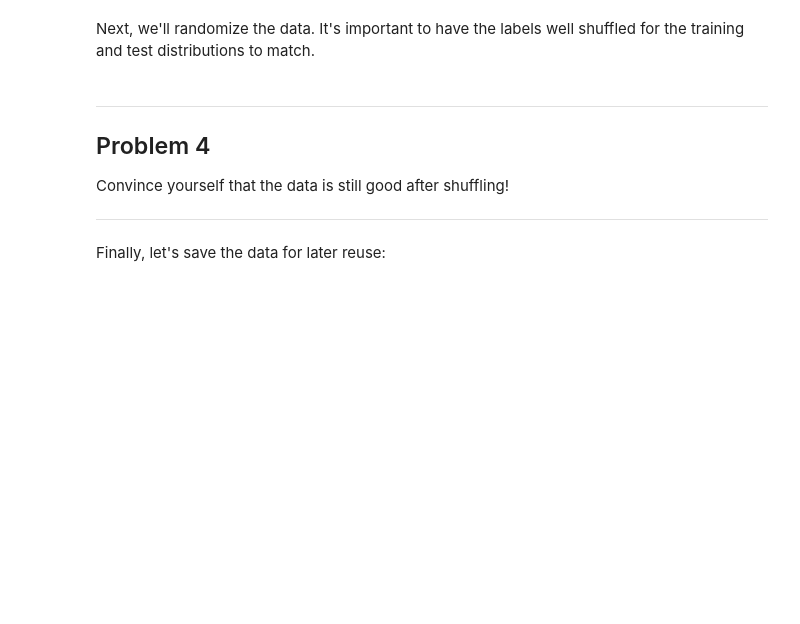
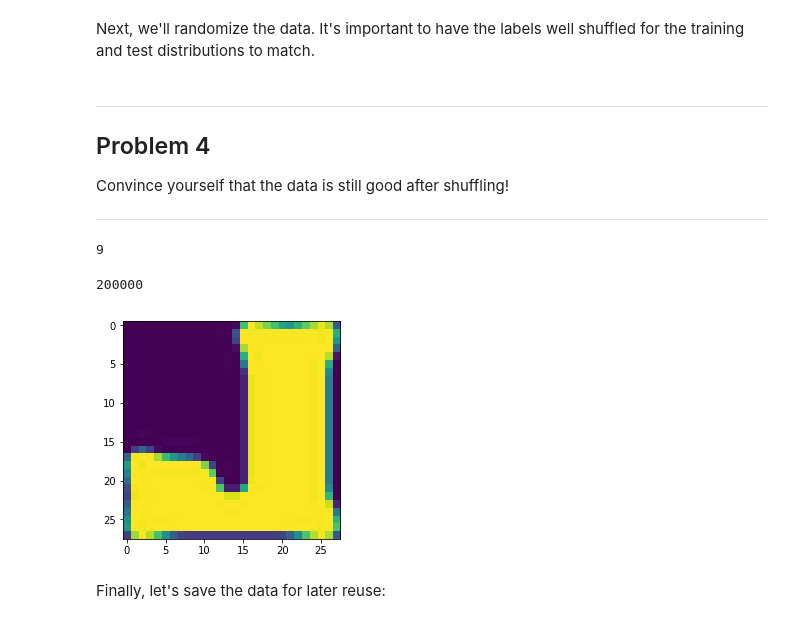
Before and after one commit to mok33/deeplearning, a Jupyter notebook: 1_notmnist.ipynb, the cells around one changed output. Saved outputs shown, nothing was run; the diff lists cells and outputs as text; code cells hidden in the pictures; blank space fills up the shorter version.

```diff
--- a/1_notmnist.ipynb
+++ b/1_notmnist.ipynb
@@ -316,6 +335,13 @@ Problem 4
 Convince yourself that the data is still good after shuffling!
 
 ---
+# %%
+plt.imshow(train_dataset[1,:,:])
+print(train_labels[1])
+# %% [output]
+9
+200000
+[figure, added]
 # %% [markdown]
 Finally, let's save the data for later reuse:
 # %%
```
Also changed, not shown: parts of 12 cells of this notebook.
